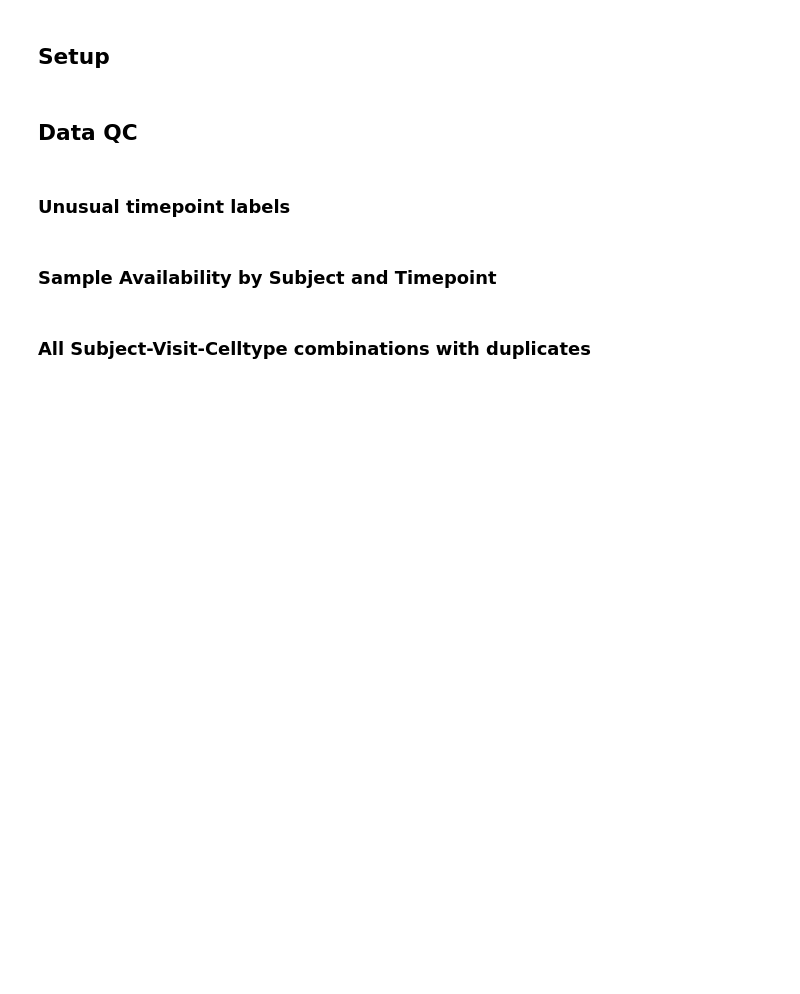
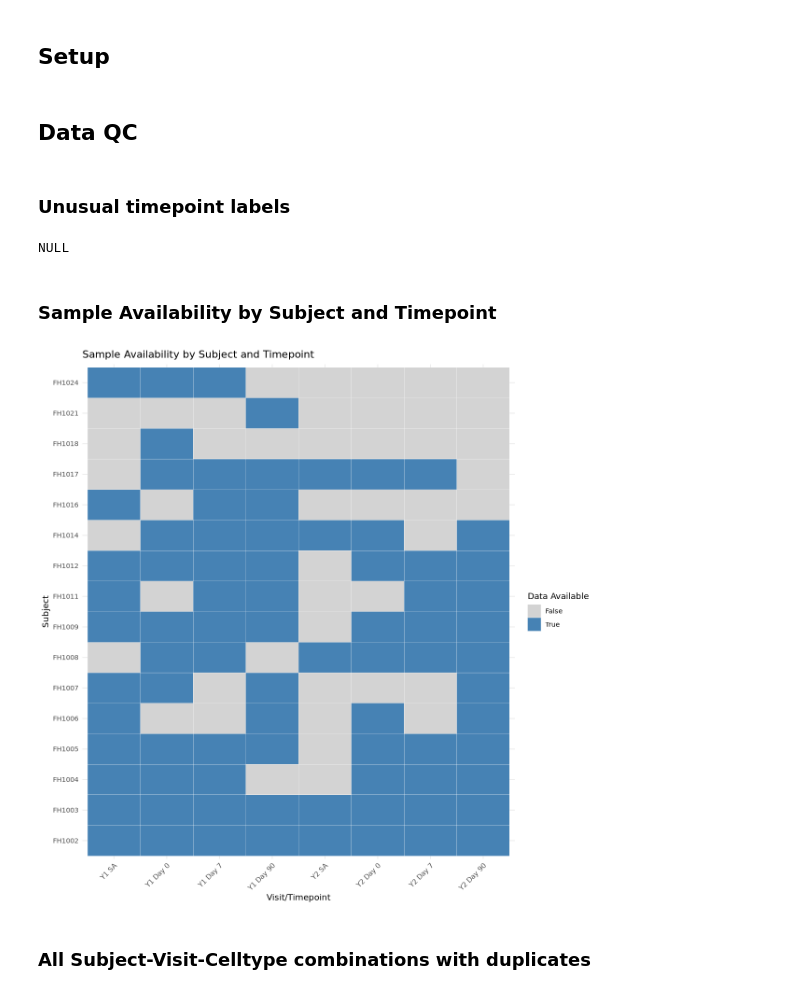
Before and after one commit to kevin-lee-aifi/pbmc_flow, a Jupyter notebook: notebooks/flu_response_longitudinal/bcell_flu_response_longitudinal.ipynb, the cells around one changed output. Drawn from its saved outputs; the diff is of its cells as text; code cells hidden in the pictures; blank space fills up the shorter version.

```diff
--- a/notebooks/flu_response_longitudinal/bcell_flu_response_longitudinal.ipynb
+++ b/notebooks/flu_response_longitudinal/bcell_flu_response_longitudinal.ipynb
@@ -1,29 +1,18 @@
 # %% [markdown]
 ## Setup
 # %%
-suppressPackageStartupMessages({
-    library(ggplot2)
-    library(ggalluvial)
-    library(dplyr)
-    library(RColorBrewer)
-    library(gridExtra)
-    library(rlang)
-    library(tidyr)
-    library(patchwork)
-    library(data.table)
-    library(ggpubr)
-})
-
 home <- "/home/workspace/"
-path <- "pbmc_flow/data/NDMM PB1 data - Statistics(in).csv"
+path <- "pbmc_flow/data/NDMM PB1 data - Statistics (2).csv"
 util <- "pbmc_flow/utils.R"
+long_util <- "pbmc_flow/notebooks/flu_response_longitudinal/longitudinal_utils.R"
 
 source(file.path(home, util))
+source(file.path(home, long_util))
 
 df <- fread(file.path(home, path))
-df <- df[df$percentOf == "Viable cells", ]
+df <- df[df$percentOf == "Viable cells" & df$plate != "B196", ]
 df$subject <- df$Subject
-df$visit <- df$Visit
+df$visit <- df$`Flu Visit`
 df$cell <- df$population
 
 timepoint_labels <- c(
@@ -47,5 +36,7 @@ data <- read.csv(file.path(home, path))
 unique_visits <- unique(data$Visit)
 visits_not_in_labels <- unique_visits[!unique_visits %in% names(timepoint_labels)]
 print(visits_not_in_labels)
+# %% [output]
+NULL
 # %% [markdown]
 ### Sample Availability by Subject and Timepoint
@@ -80,2 +43,13 @@ ggplot(plot_data, aes(x = visit, y = subject, fill = factor(present))) +
+# %%
+availability_plot <- plot_sample_availability(
+    df = df,
+    timepoint_labels = timepoint_labels,
+    plot_width = 10,
+    plot_height = 10
+)
+
+print(availability_plot)
+# %% [output]
+[figure, added]
 # %% [markdown]
 ### All Subject-Visit-Celltype combinations with duplicates
```
Also changed, not shown: parts of 8 cells of this notebook, 33 other files.
